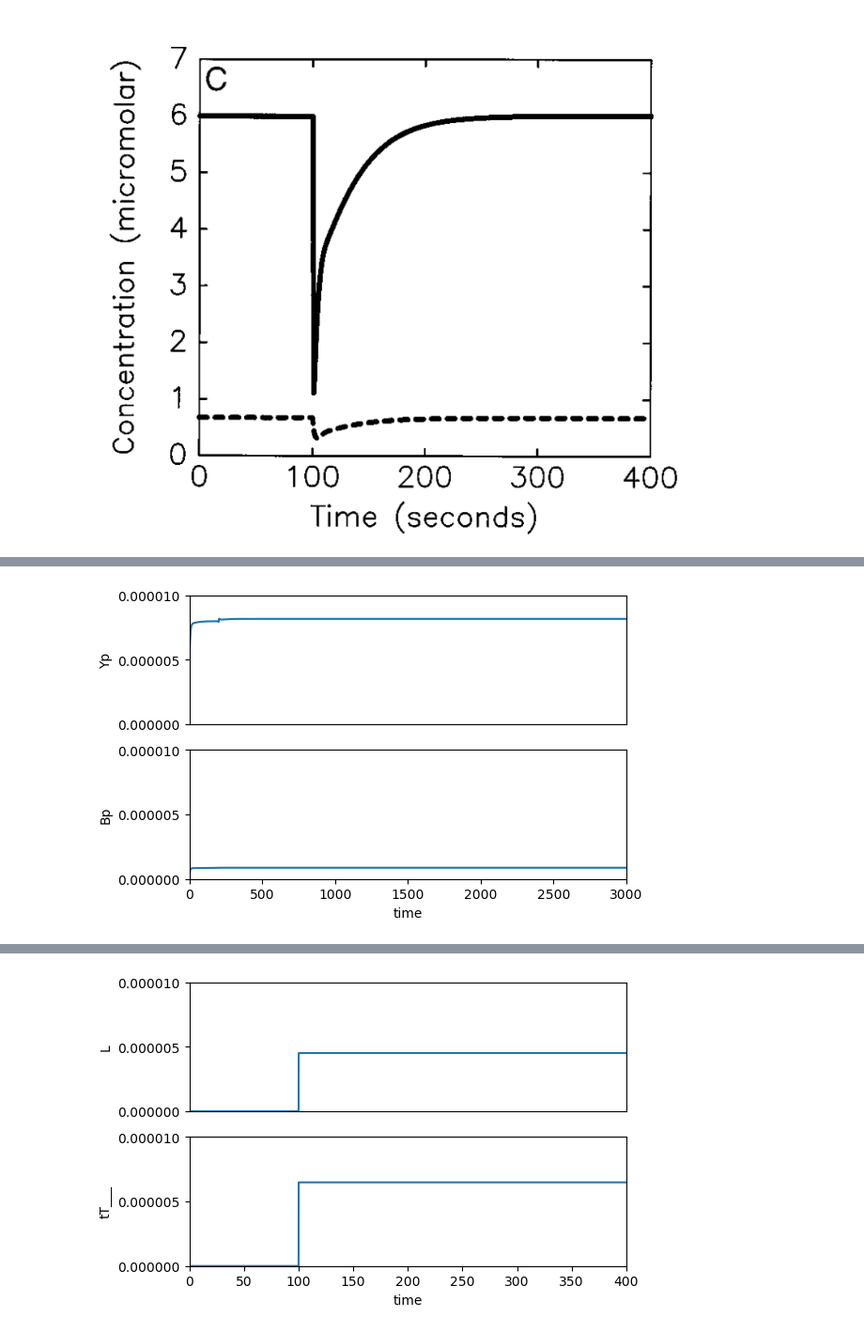
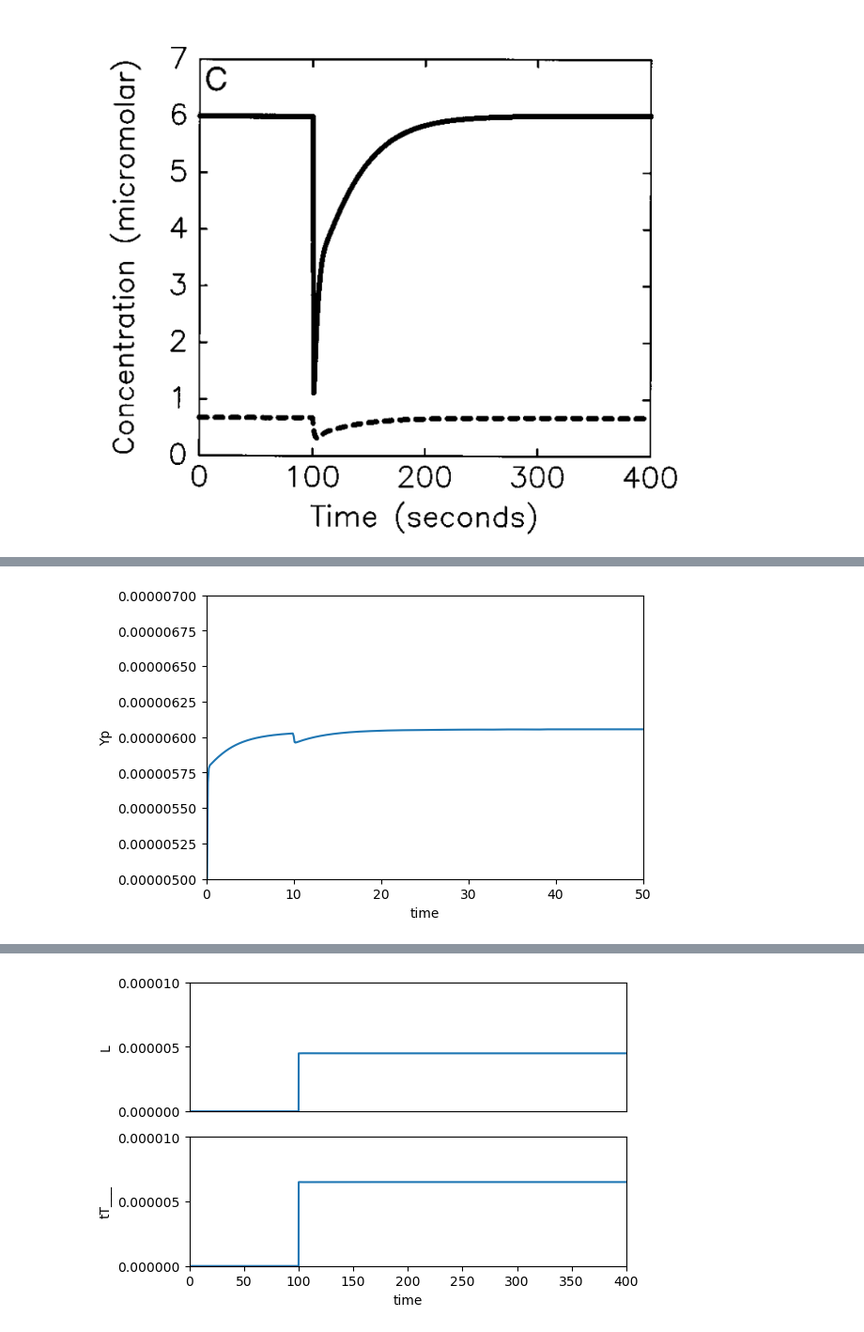
Before and after one commit to ScienceStacks/BioCellControl, a Jupyter notebook: Analysis/chemotaxis.ipynb, the cells around one changed output, grey strips where cells are left out. Shown: that part at 94% size. Saved outputs shown, nothing was run; the diff lists cells and outputs as text; code cells hidden in the pictures.

```diff
--- a/Analysis/chemotaxis.ipynb
+++ b/Analysis/chemotaxis.ipynb
@@ -79,7 +79,7 @@ def sim(elements=None,end=400, concentrations={}):
     """
     if elements is None:
       elements = []
-    global plotter, result, model
+    global plotter, result, model, rr
     model = ChemotaxisModel()
     for element in elements:
       model.appendToModel(element)
@@ -139,7 +152,7 @@ plotter.lines(["L", "Yp", "Bp"])
 # %%
 # What is the simulated step response for our model that corresponds to the Spiro?
 # The solid line above is Yp and the dashed line is Bp; ligand concentration change is not shown.
-sim(elements=["at (time > 200): L = 0.11e-6"], end=3000)
-plotter.lines(["Yp", "Bp"], yrange=[0,10e-6])
+sim(elements=["at (time > 10): L = 0.11e-6"], end=50)
+plotter.lines(["Yp"], yrange=[5e-6,7e-6])
 # %% [output]
-[figure, old version]
+[figure, new version]
```
Also changed, not shown: parts of 27 cells of this notebook, 6 other files.
